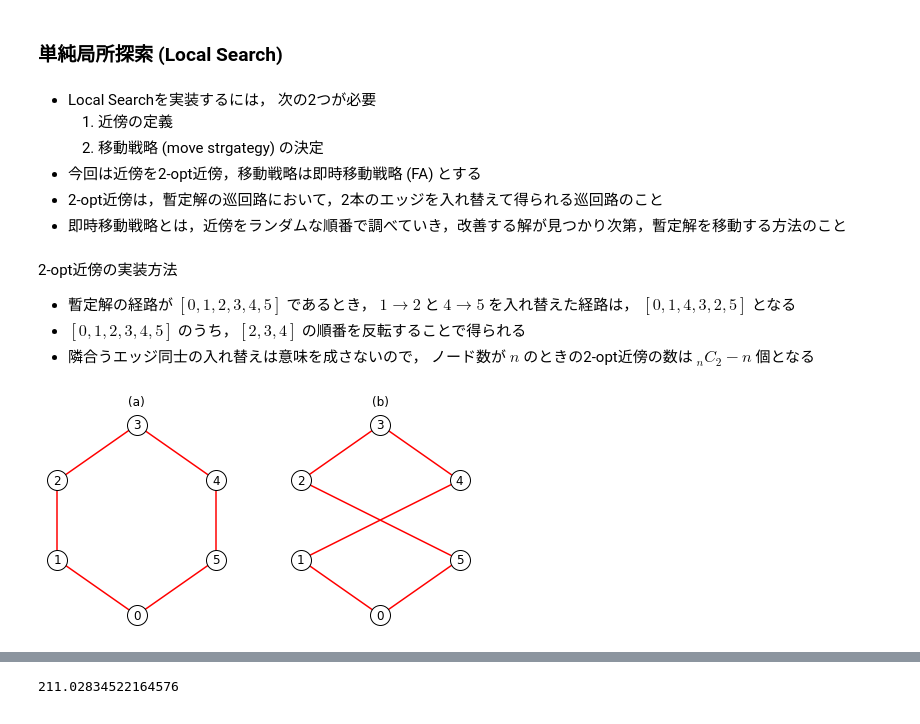
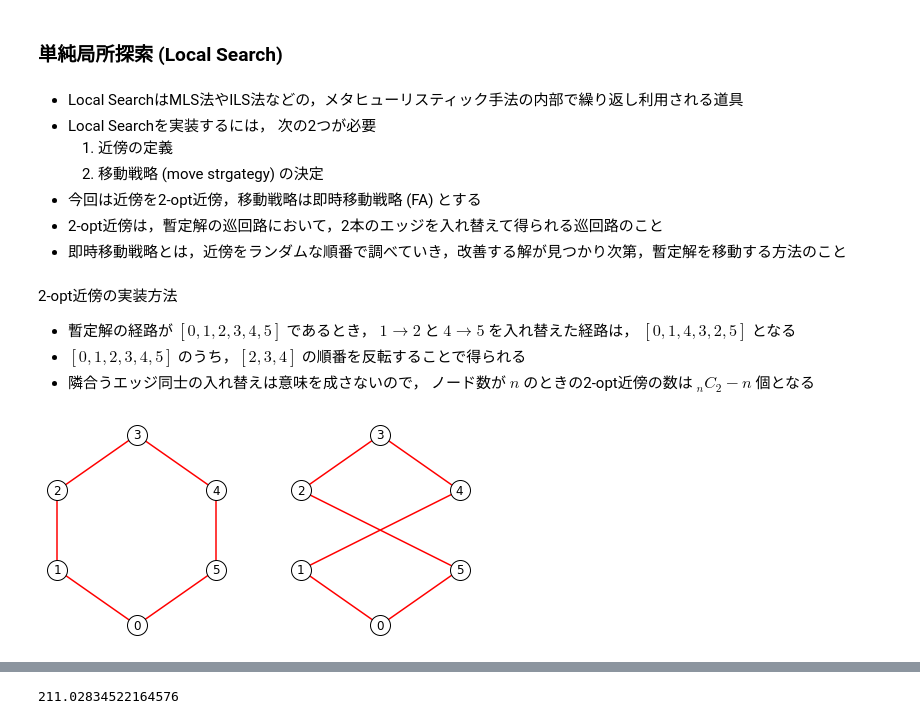
Before and after one commit to Kazuki-Tanno/study_session, a Jupyter notebook: 02_メタヒューリスティクス_1/2d_TSP.ipynb, the cells around one changed output, grey strips where cells are left out. Saved outputs shown, nothing was run; the diff lists cells and outputs as text; code cells hidden in the pictures.

```diff
--- a/02_メタヒューリスティクス_1/2d_TSP.ipynb
+++ b/02_メタヒューリスティクス_1/2d_TSP.ipynb
@@ -332,6 +332,7 @@ print(f'目的関数値 : {model_L.ObjVal}')
 # %% [markdown]
 ### 単純局所探索 (Local Search)
 # %% [markdown]
+- Local SearchはMLS法やILS法などの，メタヒューリスティック手法の内部で繰り返し利用される道具
 - Local Searchを実装するには， 次の2つが必要
     1. 近傍の定義
     2. 移動戦略 (move strgategy) の決定
@@ -344,42 +345,42 @@ print(f'目的関数値 : {model_L.ObjVal}')
 - $[0,1,2,3,4,5]$ のうち，$[2,3,4]$ の順番を反転することで得られる
 - 隣合うエッジ同士の入れ替えは意味を成さないので， ノード数が $n$ のときの2-opt近傍の数は $_{n}C_{2} - n$ 個となる
 # %%
+# 2-optの例
+
 # 暫定解の経路
 path1 = [0,1,2,3,4,5]
 
 # 1->2 と 4->5 を入れ替えた経路 (2-opt近傍の1つ)
 path2 = [0,1,4,3,2,5]
 
 fig, ax = plt.subplots(1,2,figsize=(8,4))
 x_list = [0, -1, -1, 0 , 1, 1]
 y_list = [0.3, 1, 2, 2.7, 2, 1]
 
 # ノードを描画
 ax[0].scatter(x_list, y_list, c='w', edgecolors='k', s=400, zorder=2)
 ax[1].scatter(x_list, y_list, c='w', edgecolors='k', s=400, zorder=2)
 
 for i, xpos, ypos in zip([0,1,2,3,4,5], x_list, y_list):
     ax[0].text(xpos, ypos, str(i), ha='center', va='center', fontsize=12, zorder=3)
     ax[1].text(xpos, ypos, str(i), ha='center', va='center', fontsize=12, zorder=3)
 
 # 経路を描画
 for i, j in zip(path1, path1[1:]+path1[0:1]):
     ax[0].plot([x_list[i], x_list[j]], [y_list[i], y_list[j]], c='r', zorder=1)
 
 for i, j in zip(path2, path2[1:]+path2[0:1]):
     ax[1].plot([x_list[i], x_list[j]], [y_list[i], y_list[j]], c='r', zorder=1)
 
 #ax[1].plot([x_list[1], x_list[2]], [y_list[1], y_list[2]], c='r', linestyle='dashed', linewidth = 1, zorder=1)
 #ax[1].plot([x_list[4], x_list[5]], [y_list[4], y_list[5]], c='r', linestyle='dashed', linewidth = 1, zorder=1)
 
-ax[0].set_title('(a)')
-ax[1].set_title('(b)')
 ax[0].set_aspect('equal','box')
 ax[0].set_axis_off()
 ax[1].set_aspect('equal','box')
 ax[1].set_axis_off()
 # %% [output]
-[figure, old version]
+[figure, new version]
 # %%
 def neighbor_tour(seed_tour, a, b):
     """
```
Also changed, not shown: parts of 10 cells of this notebook, 2 other files.
